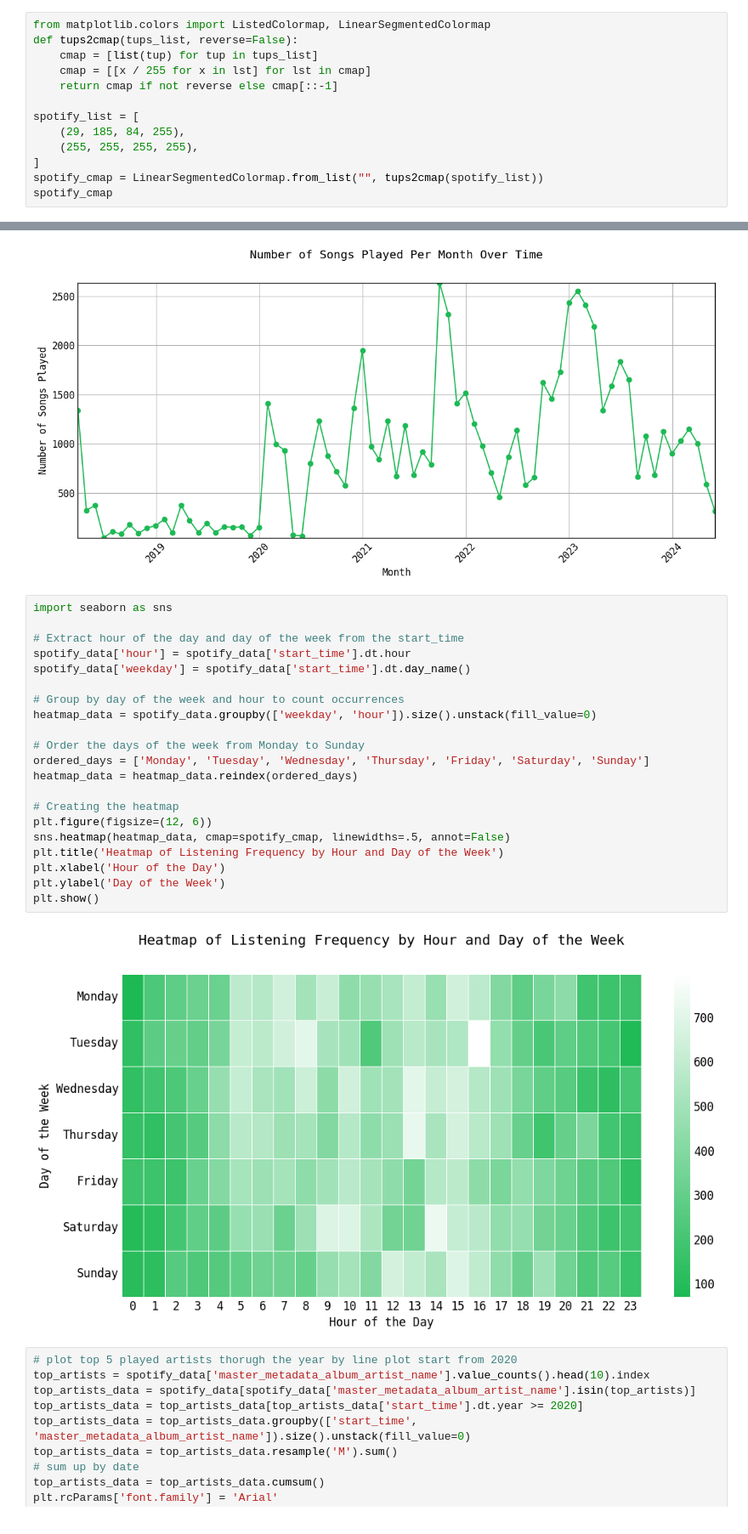
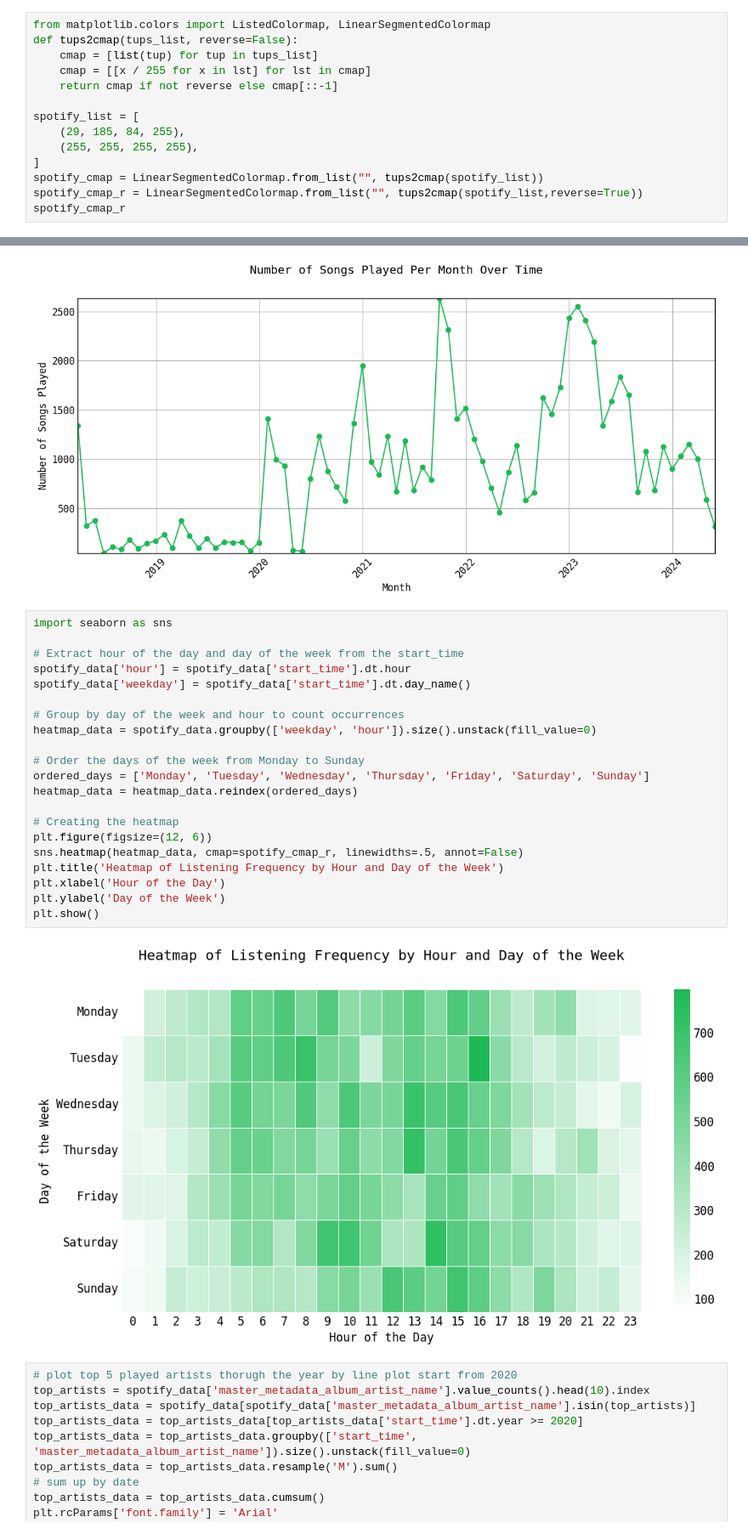
Before and after one commit to Th1nhNg0/Spotify-Extended-Streaming-History, a Jupyter notebook: Untitled-1.ipynb, the cells around one changed output, grey strips where cells are left out. Shown at 85% size. Cells and saved outputs as stored; diff of their text form.

```diff
--- a/Untitled-1.ipynb
+++ b/Untitled-1.ipynb
@@ -18,5 +18,6 @@ spotify_list = [
     (255, 255, 255, 255),
 ]
 spotify_cmap = LinearSegmentedColormap.from_list("", tups2cmap(spotify_list))
-spotify_cmap
+spotify_cmap_r = LinearSegmentedColormap.from_list("", tups2cmap(spotify_list,reverse=True))
+spotify_cmap_r
 # %% [output]
@@ -79,26 +80,26 @@ plt.show()
 # %%
 import seaborn as sns
 
 # Extract hour of the day and day of the week from the start_time
 spotify_data['hour'] = spotify_data['start_time'].dt.hour
 spotify_data['weekday'] = spotify_data['start_time'].dt.day_name()
 
 # Group by day of the week and hour to count occurrences
 heatmap_data = spotify_data.groupby(['weekday', 'hour']).size().unstack(fill_value=0)
 
 # Order the days of the week from Monday to Sunday
 ordered_days = ['Monday', 'Tuesday', 'Wednesday', 'Thursday', 'Friday', 'Saturday', 'Sunday']
 heatmap_data = heatmap_data.reindex(ordered_days)
 
 # Creating the heatmap
 plt.figure(figsize=(12, 6))
-sns.heatmap(heatmap_data, cmap=spotify_cmap, linewidths=.5, annot=False)
+sns.heatmap(heatmap_data, cmap=spotify_cmap_r, linewidths=.5, annot=False)
 plt.title('Heatmap of Listening Frequency by Hour and Day of the Week')
 plt.xlabel('Hour of the Day')
 plt.ylabel('Day of the Week')
 plt.show()
 # %% [output]
-[figure, old version]
+[figure, new version]
 # %%
 # plot top 5 played artists thorugh the year by line plot start from 2020
 top_artists = spotify_data['master_metadata_album_artist_name'].value_counts().head(10).index
```
Also changed, not shown: parts of 1 cell of this notebook, 1 other file.
